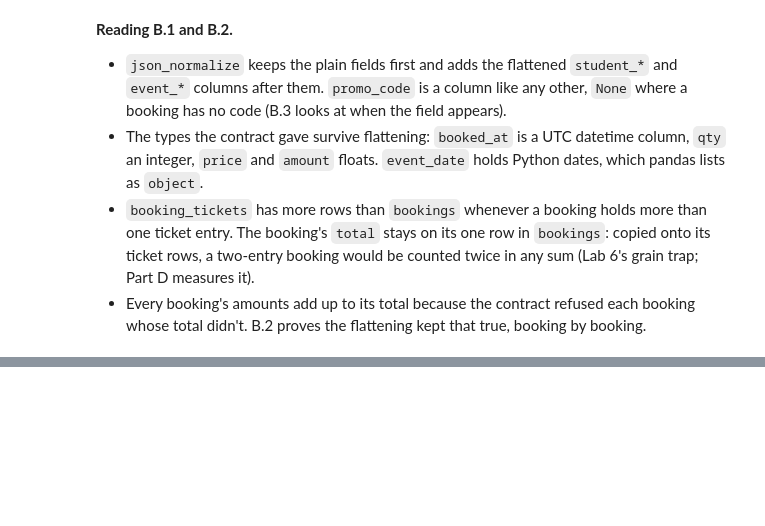
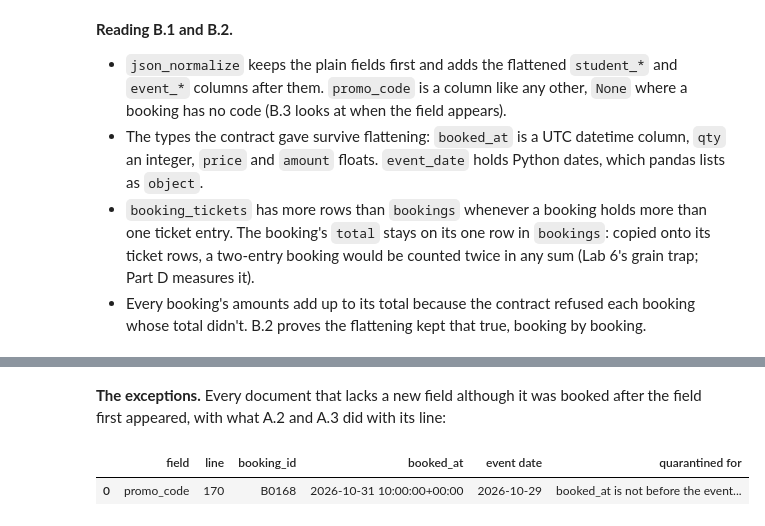
Before and after one commit to DanEhab/daniel-ehab_58-3825_MET-02_task2, a Jupyter notebook: task2.ipynb, the cells around one changed output, grey strips where cells are left out. Drawn from its saved outputs; the diff is of its cells as text; code cells hidden in the pictures; blank space fills up the shorter version.

```diff
--- a/task2.ipynb
+++ b/task2.ipynb
@@ -948,0 +1034,16 @@ print("✓", len(booking_tickets), "ticket rows, one per ticket entry; largest g
+# %% [markdown]
+**The exceptions.** Every document that lacks a new field although it was booked after the field first appeared, with what A.2 and A.3 did with its line:
+# %%
+reasons_by_line = {q["line"]: "; ".join(q["reasons"]) for q in all_quarantined}
+exceptions = []
+for field in new_fields:
+    has = drift["extra"].apply(lambda extra: field in extra)
+    late = drift[~has & (drift["booked_at"] > drift.loc[has, "booked_at"].min())]
+    for row in late.itertuples():
+        exceptions.append({"field": field, "line": row.line, "booking_id": row.booking_id, "booked_at": row.booked_at,
+                           "event date": at(docs[row.line], "event", "date"),
+                           "quarantined for": reasons_by_line.get(row.line, "(passed)")})
+pd.DataFrame(exceptions, columns=["field", "line", "booking_id", "booked_at", "event date", "quarantined for"])
+# %% [output]
+|  | field | line | booking_id | booked_at | event date | quarantined for |
+| 0 | promo_code | 170 | B0168 | 2026-10-31 10:00:00+00:00 | 2026-10-29 | booked_at is not before the event... |
```
Also changed, not shown: parts of 7 cells of this notebook.
